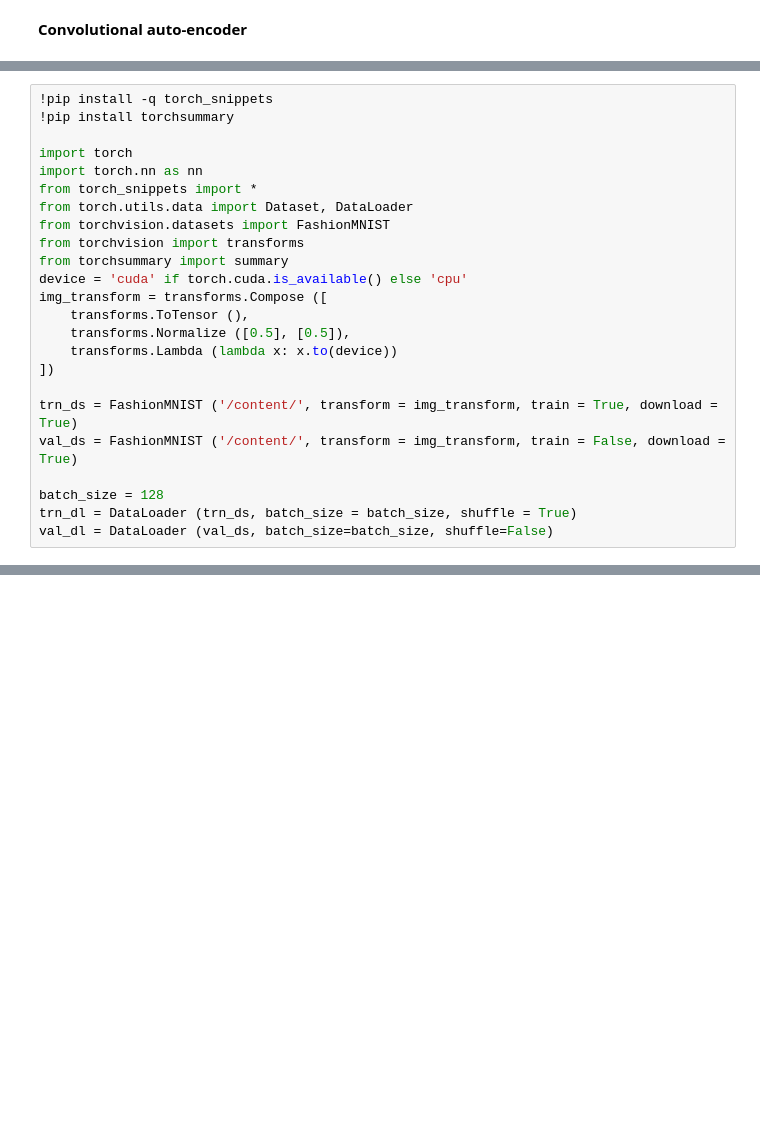
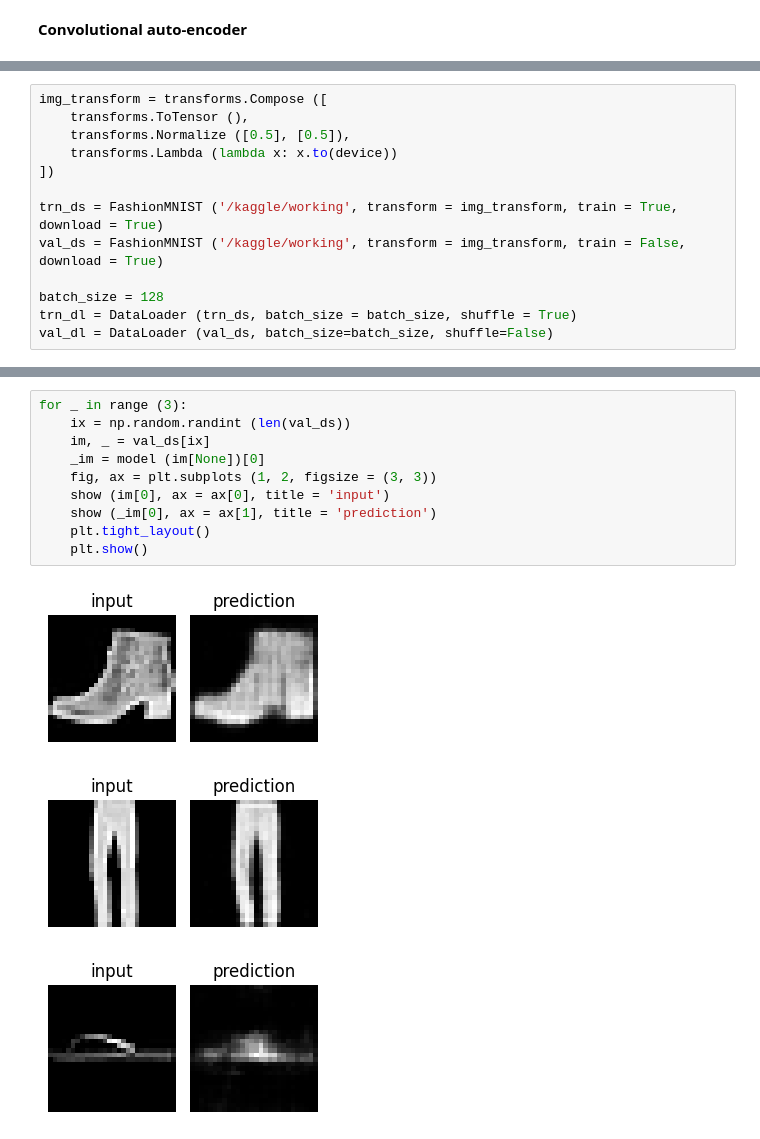
Before and after one commit to AleksandrMorozov123/Computer_vision_architectures, a Jupyter notebook: image_manipulations.ipynb, the cells around one changed output, grey strips where cells are left out. Saved outputs shown, nothing was run; the diff lists cells and outputs as text; blank space fills up the shorter version.

```diff
--- a/image_manipulations.ipynb
+++ b/image_manipulations.ipynb
@@ -23,23 +46,12 @@ for dirname, _, filenames in os.walk('/kaggle/input'):
 # %%
-!pip install -q torch_snippets
-!pip install torchsummary
-
-import torch
-import torch.nn as nn
-from torch_snippets import *
-from torch.utils.data import Dataset, DataLoader
-from torchvision.datasets import FashionMNIST
-from torchvision import transforms
-from torchsummary import summary
-device = 'cuda' if torch.cuda.is_available() else 'cpu'
 img_transform = transforms.Compose ([
     transforms.ToTensor (),
     transforms.Normalize ([0.5], [0.5]),
     transforms.Lambda (lambda x: x.to(device))
 ])
 
-trn_ds = FashionMNIST ('/content/', transform = img_transform, train = True, download = True)
-val_ds = FashionMNIST ('/content/', transform = img_transform, train = False, download = True)
+trn_ds = FashionMNIST ('/kaggle/working', transform = img_transform, train = True, download = True)
+val_ds = FashionMNIST ('/kaggle/working', transform = img_transform, train = False, download = True)
 
 batch_size = 128
 trn_dl = DataLoader (trn_ds, batch_size = batch_size, shuffle = True)
@@ -144,0 +143,14 @@ for epoch in range (num_epochs):
+# %%
+for _ in range (3):
+    ix = np.random.randint (len(val_ds))
+    im, _ = val_ds[ix]
+    _im = model (im[None])[0]
+    fig, ax = plt.subplots (1, 2, figsize = (3, 3))
+    show (im[0], ax = ax[0], title = 'input')
+    show (_im[0], ax = ax[1], title = 'prediction')
+    plt.tight_layout()
+    plt.show()
+# %% [output]
+[figure, added]
+[figure, added]
+[figure, added]
```
Also changed, not shown: parts of 9 cells of this notebook.
